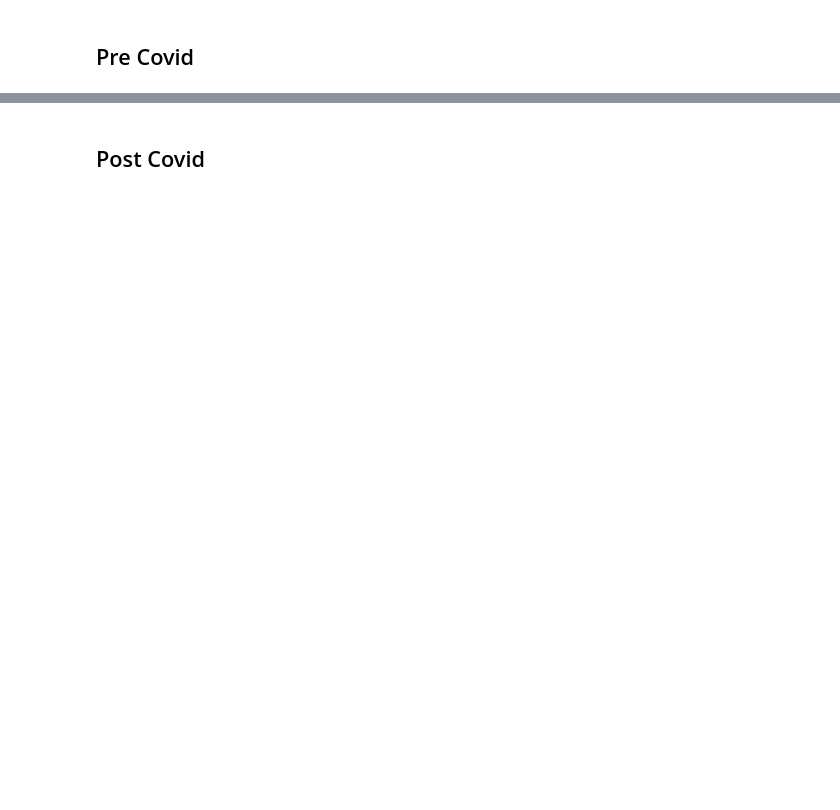
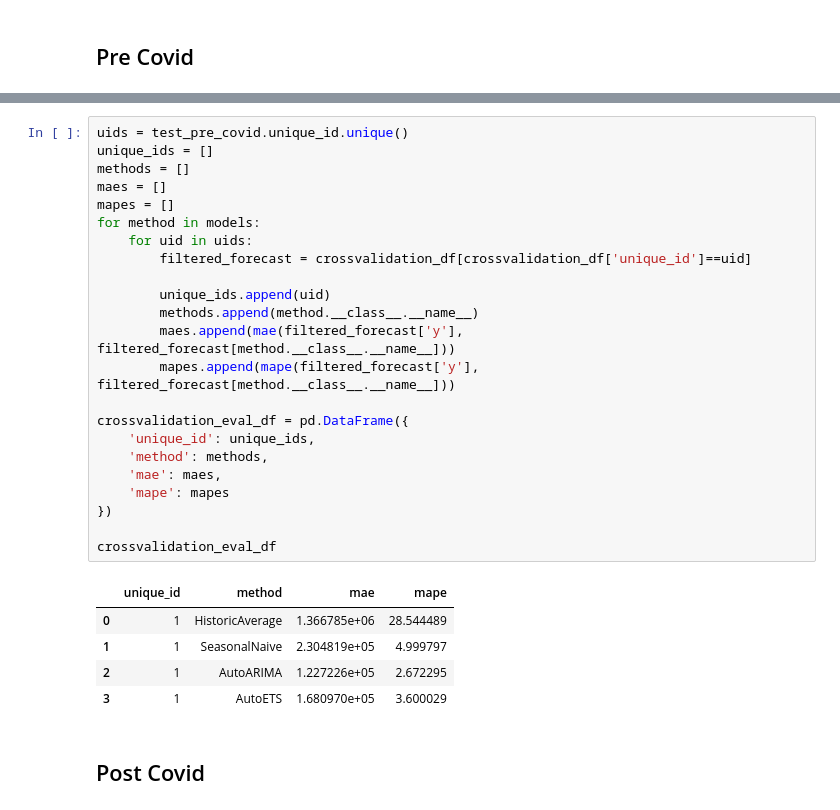
Before and after one commit to marcellinus-witarsah/us-air-passenger-forecast, a Jupyter notebook: notebooks/02-modelling-20240113.ipynb, the cells around one changed output, grey strips where cells are left out. Cells and saved outputs as stored; diff of their text form; blank space fills up the shorter version.

```diff
--- a/notebooks/02-modelling-20240113.ipynb
+++ b/notebooks/02-modelling-20240113.ipynb
@@ -127,3 +129,32 @@ StatsForecast.plot(train_pre_covid[-50:], forecast)
+# %%
+uids = test_pre_covid.unique_id.unique()
+unique_ids = []
+methods = []
+maes = []
+mapes = []
+for method in models:
+    for uid in uids:
+        filtered_forecast = crossvalidation_df[crossvalidation_df['unique_id']==uid]
+
+        unique_ids.append(uid)
+        methods.append(method.__class__.__name__)
+        maes.append(mae(filtered_forecast['y'], filtered_forecast[method.__class__.__name__]))
+        mapes.append(mape(filtered_forecast['y'], filtered_forecast[method.__class__.__name__]))
+
+crossvalidation_eval_df = pd.DataFrame({
+    'unique_id': unique_ids,
+    'method': methods,
+    'mae': maes,
+    'mape': mapes
+})
+
+crossvalidation_eval_df
+# %% [output]
+|  | unique_id | method | mae | mape |
+| 0 | 1 | HistoricAverage | 1.366785e+06 | 28.544489 |
+| 1 | 1 | SeasonalNaive | 2.304819e+05 | 4.999797 |
+| 2 | 1 | AutoARIMA | 1.227226e+05 | 2.672295 |
+| 3 | 1 | AutoETS | 1.680970e+05 | 3.600029 |
 # %% [markdown]
 ## Post Covid
 # %%
```
Also changed, not shown: parts of 12 cells of this notebook.
